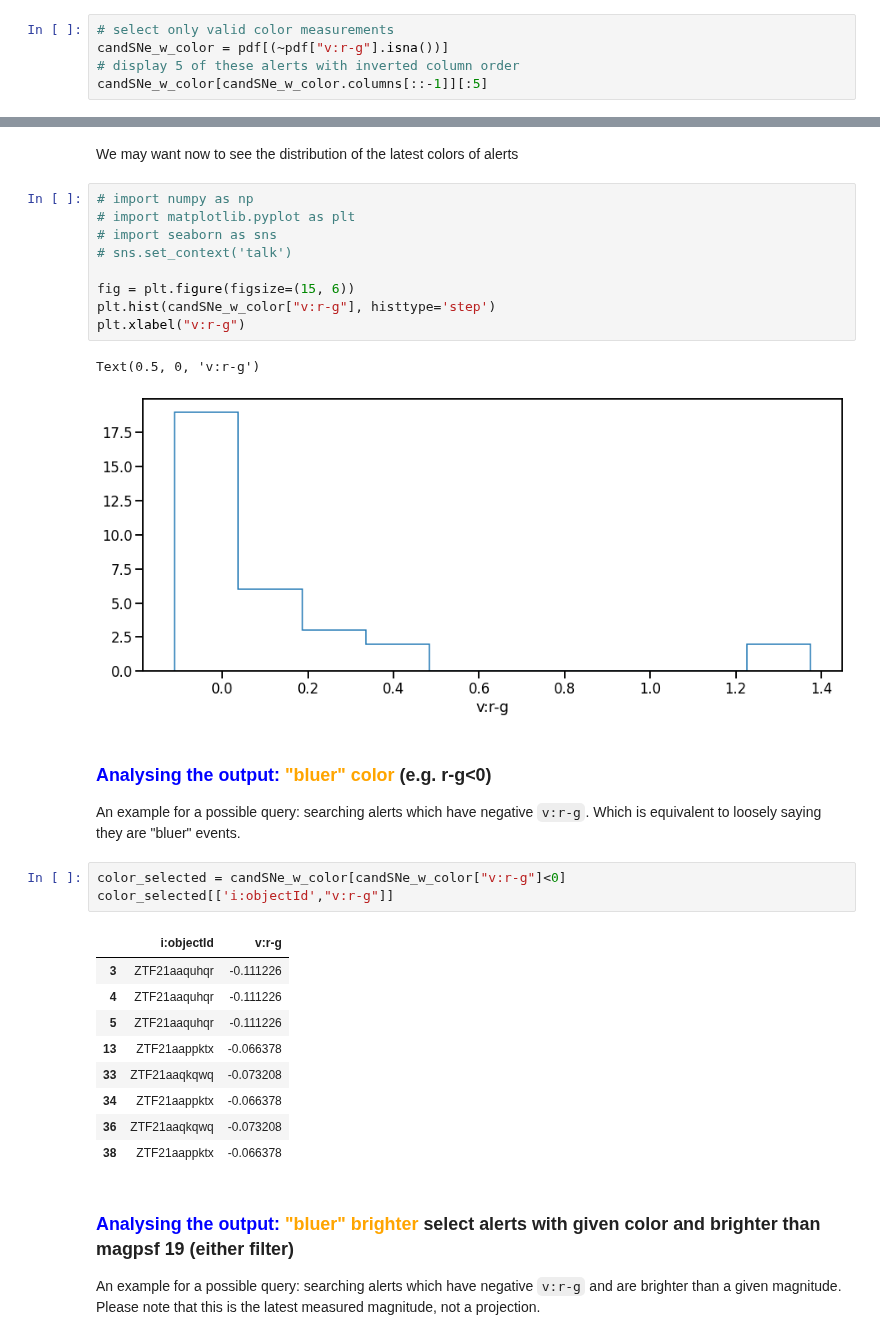
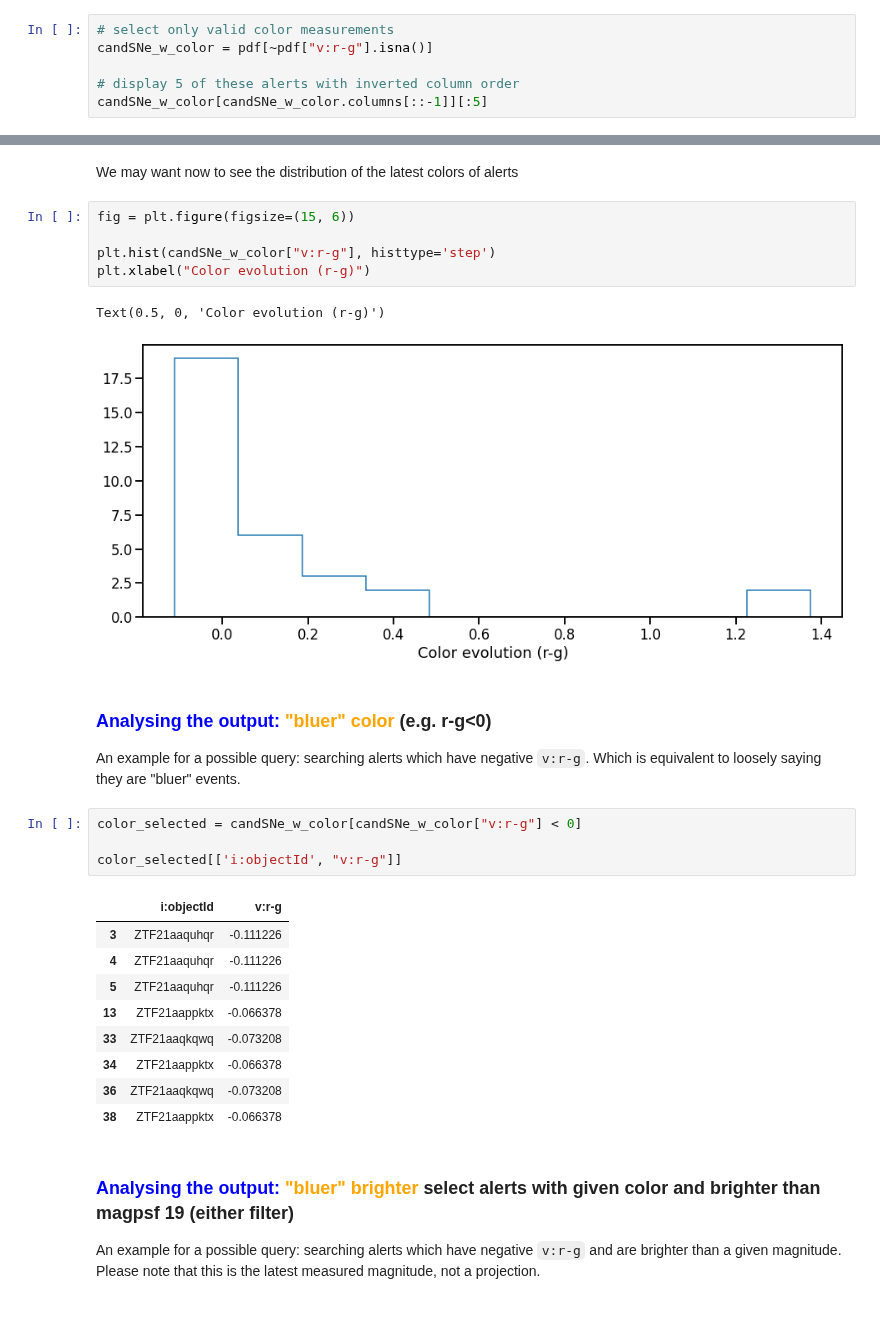
Before and after one commit to astrolabsoftware/fink-tutorials, a Jupyter notebook: extragalactic/extragalactic.ipynb, the cells around one changed output, grey strips where cells are left out. Saved outputs shown, nothing was run; the diff lists cells and outputs as text.

```diff
--- a/extragalactic/extragalactic.ipynb
+++ b/extragalactic/extragalactic.ipynb
@@ -164,7 +172,8 @@ pdf = pd.read_json(r.content)
 Color `v:r-g` is an added value provided by Fink. It is computed as the subtraction of the `magpsf` in the `g` filter minus its corresponding `magpsf` in the `r` filter for an object in a given night. If no same-night different filter measurements are available, the value of color is `NaN`.
 # %%
 # select only valid color measurements
-candSNe_w_color = pdf[(~pdf["v:r-g"].isna())]
+candSNe_w_color = pdf[~pdf["v:r-g"].isna()]
+
 # display 5 of these alerts with inverted column order
 candSNe_w_color[candSNe_w_color.columns[::-1]][:5]
 # %% [output]
@@ -180,24 +189,21 @@ The table schema is described at http://134.158.75.151:24000/api/v1/columns.
 # %% [markdown]
 We may want now to see the distribution of the latest colors of alerts
 # %%
-# import numpy as np
-# import matplotlib.pyplot as plt
-# import seaborn as sns
-# sns.set_context('talk')
+fig = plt.figure(figsize=(15, 6))
 
-fig = plt.figure(figsize=(15, 6))
 plt.hist(candSNe_w_color["v:r-g"], histtype='step')
-plt.xlabel("v:r-g")
+plt.xlabel("Color evolution (r-g)")
 # %% [output]
-Text(0.5, 0, 'v:r-g')
+Text(0.5, 0, 'Color evolution (r-g)')
-[figure, old version]
+[figure, new version]
 # %% [markdown]
 ### <font color='blue'>Analysing the output:</font>   <font color='orange'>"bluer" color</font>  (e.g. r-g<0)
 
 An example for a possible query: searching alerts which have negative `v:r-g`. Which is equivalent to loosely saying they are "bluer" events.
 # %%
-color_selected = candSNe_w_color[candSNe_w_color["v:r-g"]<0]
-color_selected[['i:objectId',"v:r-g"]]
+color_selected = candSNe_w_color[candSNe_w_color["v:r-g"] < 0]
+
+color_selected[['i:objectId', "v:r-g"]]
 # %% [output]
 |  | i:objectId | v:r-g |
 | 3 | ZTF21aaquhqr | -0.111226 |
```
Also changed, not shown: parts of 9 cells of this notebook.
